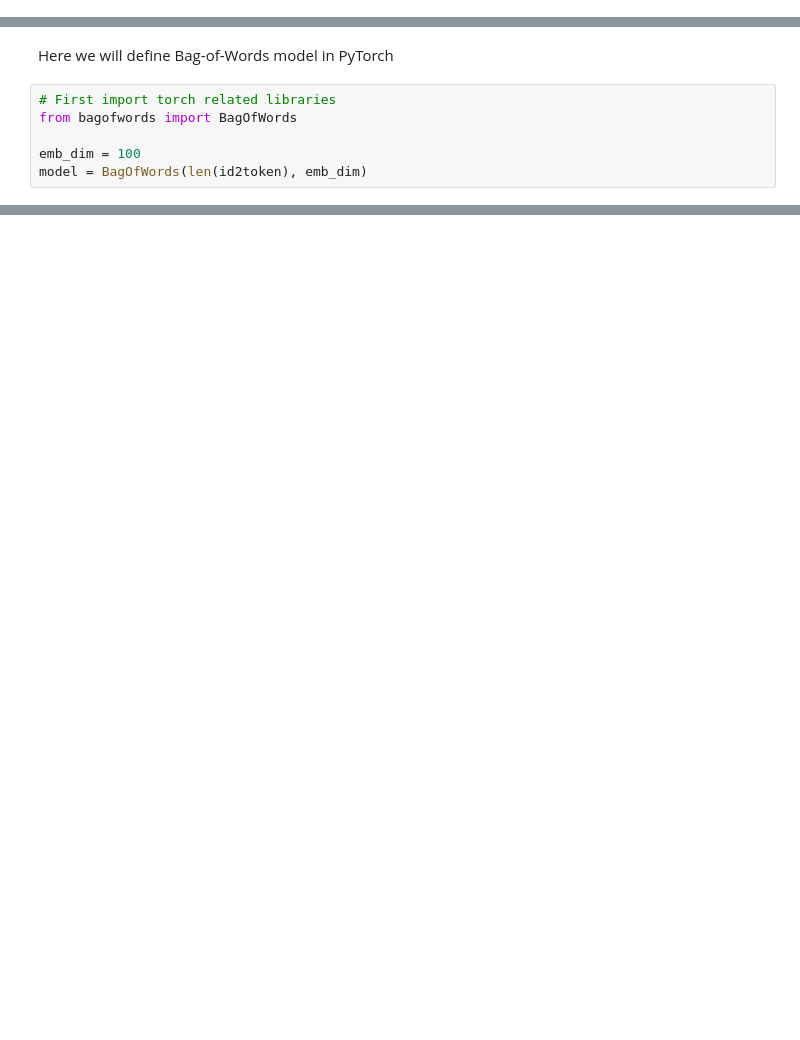
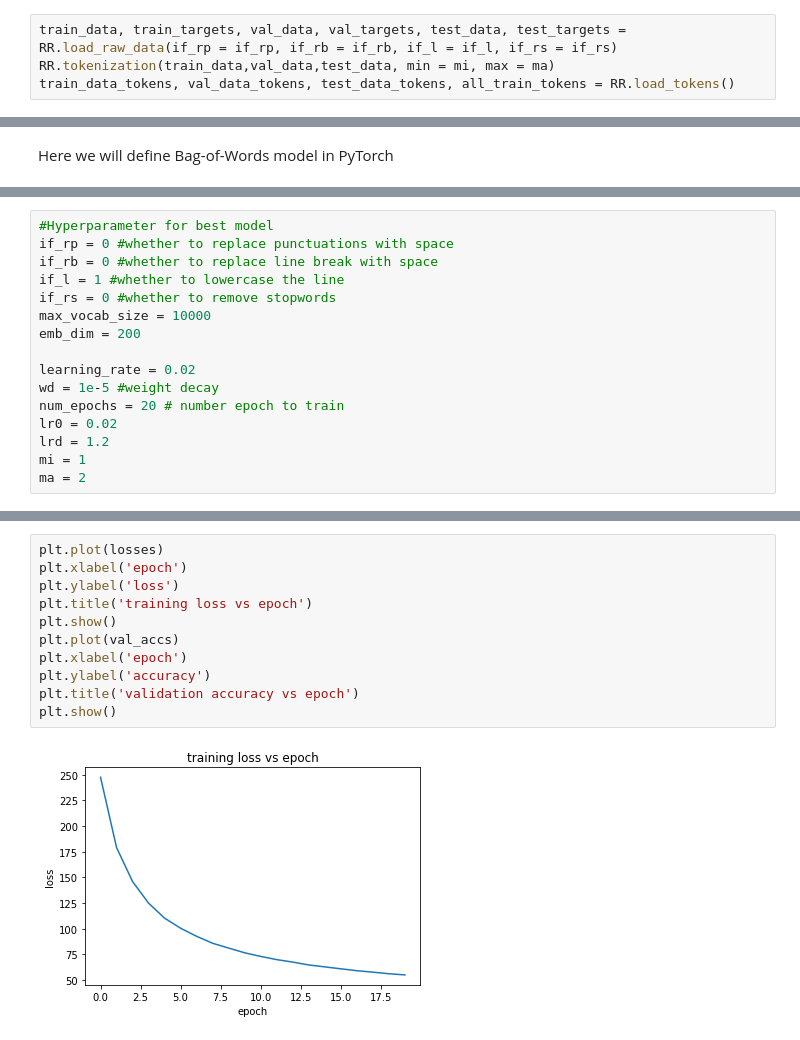
Before and after one commit to yueqiusun/nlp-bagofwords, a Jupyter notebook: NLP_hw1.ipynb, the cells around one changed output, grey strips where cells are left out. Drawn from its saved outputs; the diff is of its cells as text; blank space fills up the shorter version.

```diff
--- a/NLP_hw1.ipynb
+++ b/NLP_hw1.ipynb
@@ -105,0 +53,4 @@ Token life as; token id 7820
+# %%
+train_data, train_targets, val_data, val_targets, test_data, test_targets = RR.load_raw_data(if_rp = if_rp, if_rb = if_rb, if_l = if_l, if_rs = if_rs)
+RR.tokenization(train_data,val_data,test_data, min = mi, max = ma)
+train_data_tokens, val_data_tokens, test_data_tokens, all_train_tokens = RR.load_tokens()
@@ -155,8 +112,2 @@ test_loader = torch.utils.data.DataLoader(dataset=test_dataset,
 # %% [markdown]
 Here we will define Bag-of-Words model in PyTorch
-# %%
-# First import torch related libraries
-from bagofwords import BagOfWords
-
-emb_dim = 100
-model = BagOfWords(len(id2token), emb_dim)
@@ -163 +169,17 @@ model = BagOfWords(len(id2token), emb_dim)
+# %%
+#Hyperparameter for best model
+if_rp = 0 #whether to replace punctuations with space
+if_rb = 0 #whether to replace line break with space
+if_l = 1 #whether to lowercase the line
+if_rs = 0 #whether to remove stopwords
+max_vocab_size = 10000
+emb_dim = 200
+
+learning_rate = 0.02
+wd = 1e-5 #weight decay
+num_epochs = 20 # number epoch to train
+lr0 = 0.02
+lrd = 1.2
+mi = 1
+ma = 2
 # %%
@@ -223,0 +233,13 @@ Epoch: [10/10], Step: [601/625], Validation Acc: 76.22
+# %%
+plt.plot(losses)
+plt.xlabel('epoch')
+plt.ylabel('loss')
+plt.title('training loss vs epoch')
+plt.show()
+plt.plot(val_accs)
+plt.xlabel('epoch')
+plt.ylabel('accuracy')
+plt.title('validation accuracy vs epoch')
+plt.show()
+# %% [output]
+[figure, added]
```
Also changed, not shown: parts of 28 cells of this notebook, 7 other files.
